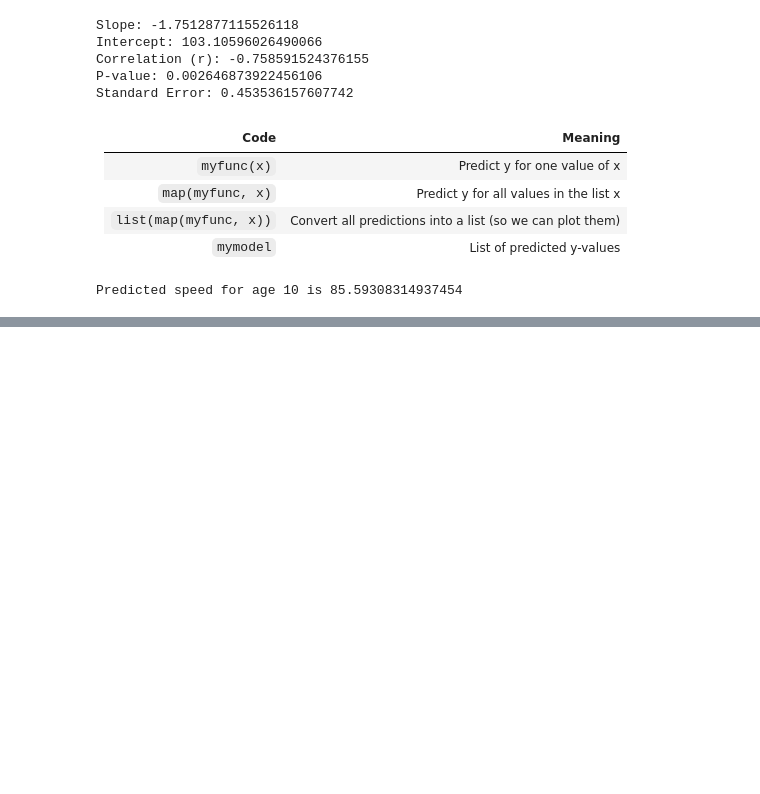
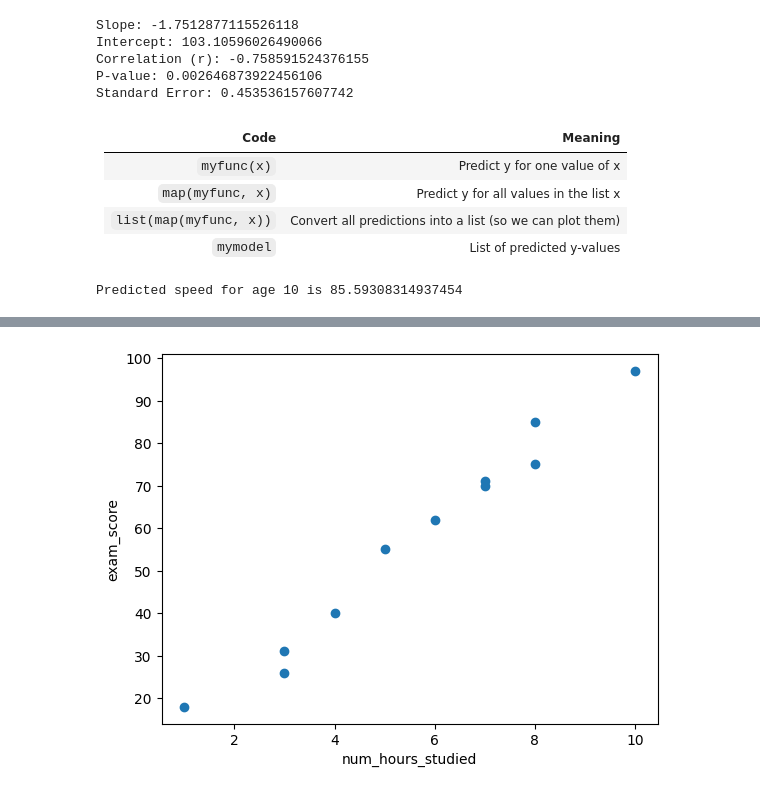
Before and after one commit to Bibek773/AI-ML-Research-Intern-2025, a Jupyter notebook: MachineLearning/LinearRegression/LinearRegression.ipynb, the cells around one changed output, grey strips where cells are left out. Drawn from its saved outputs; the diff is of its cells as text; code cells hidden in the pictures; blank space fills up the shorter version.

```diff
--- a/MachineLearning/LinearRegression/LinearRegression.ipynb
+++ b/MachineLearning/LinearRegression/LinearRegression.ipynb
@@ -92,0 +98,11 @@ Predicted speed for age 10 is 85.59308314937454
+# %%
+import numpy as np
+import matplotlib.pyplot as plt
+num_hours_studied = np.array([1, 3, 3, 4, 5, 6, 7, 7, 8, 8, 10])
+exam_score = np.array([18, 26, 31, 40, 55, 62, 71, 70, 75, 85, 97])
+plt.scatter(num_hours_studied, exam_score)
+plt.xlabel('num_hours_studied')
+plt.ylabel('exam_score')
+plt.show()
+# %% [output]
+[figure, added]
```
Also changed, not shown: parts of 5 cells of this notebook.
